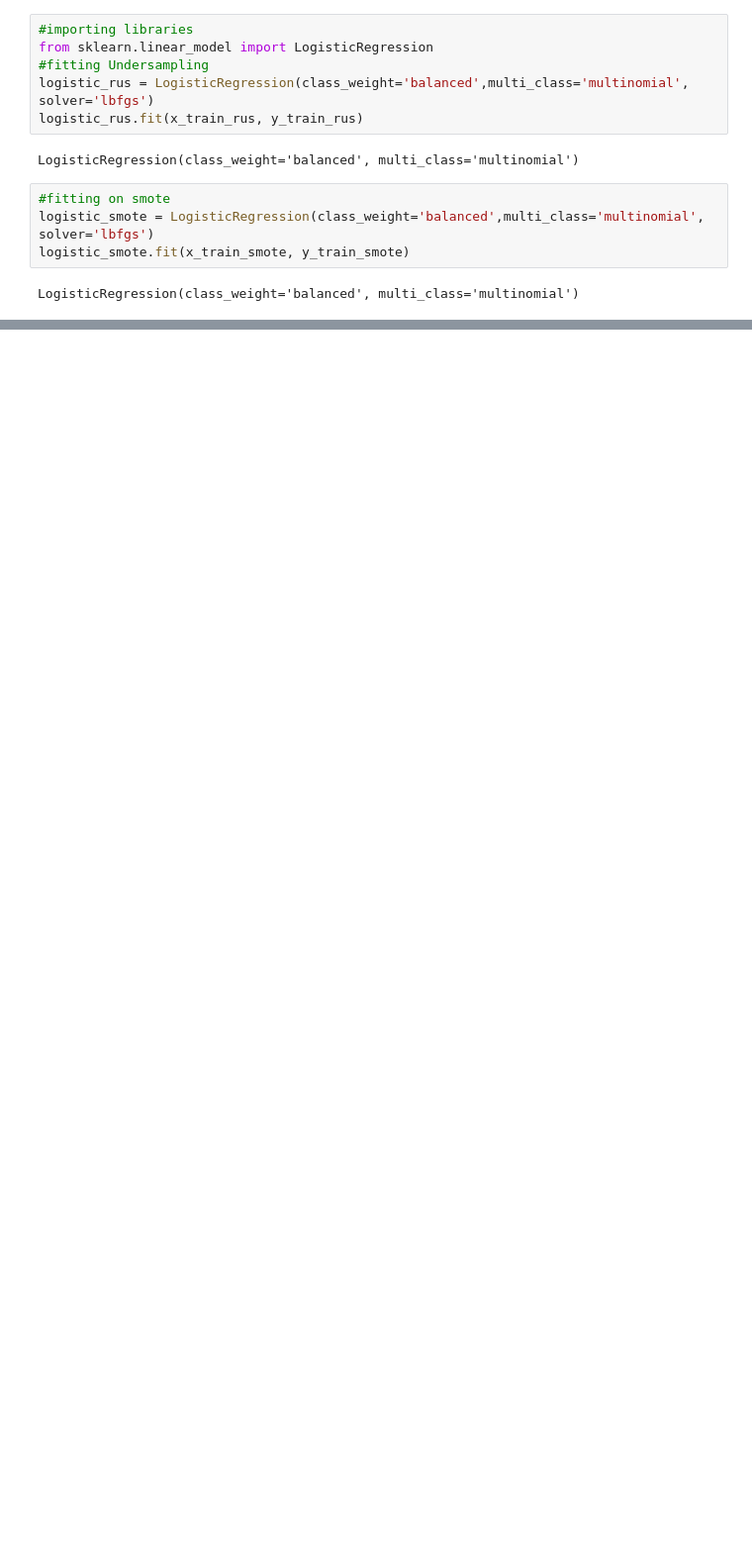
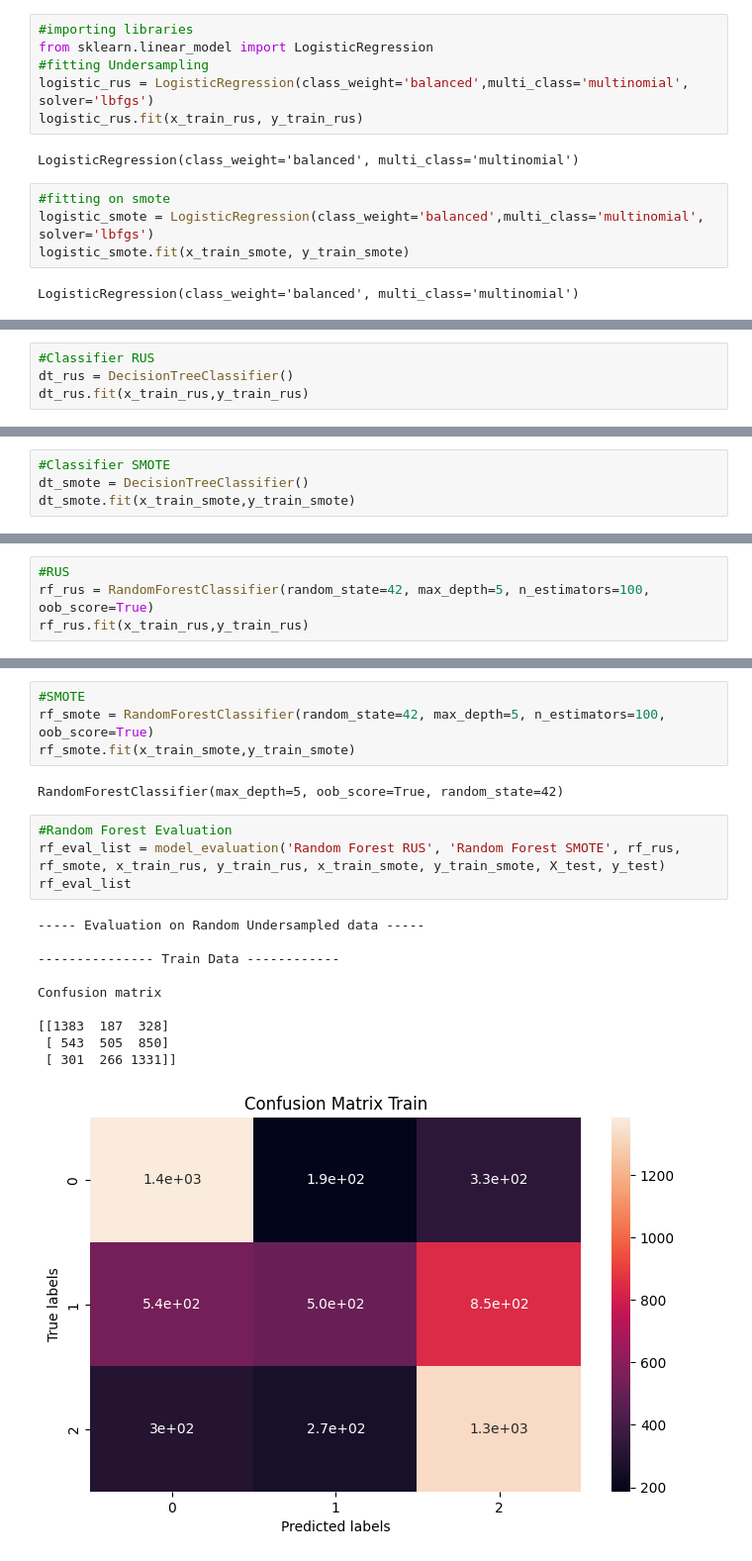
Before and after one commit to vithika-karan/Email-Campaign-Effectiveness-Prediction, a Jupyter notebook: Email_Campaign_Effectiveness_Prediction_Vithika_Karan.ipynb, the cells around one changed output, grey strips where cells are left out. Shown at 99% size. Saved outputs shown, nothing was run; the diff lists cells and outputs as text; blank space fills up the shorter version.

Commit message:
Fifth Commit: Experiment runs with various other models and hyper parameter tuning.

```diff
--- a/Email_Campaign_Effectiveness_Prediction_Vithika_Karan.ipynb
+++ b/Email_Campaign_Effectiveness_Prediction_Vithika_Karan.ipynb
@@ -868,0 +876,4 @@ comparison_df
+# %%
+#Classifier RUS
+dt_rus = DecisionTreeClassifier()
+dt_rus.fit(x_train_rus,y_train_rus)
@@ -868,0 +882,4 @@ comparison_df
+# %%
+#Classifier SMOTE
+dt_smote = DecisionTreeClassifier()
+dt_smote.fit(x_train_smote,y_train_smote)
@@ -868,0 +1005,4 @@ comparison_df
+# %%
+#RUS
+rf_rus = RandomForestClassifier(random_state=42, max_depth=5, n_estimators=100, oob_score=True)
+rf_rus.fit(x_train_rus,y_train_rus)
@@ -868,0 +1011,21 @@ comparison_df
+# %%
+#SMOTE
+rf_smote = RandomForestClassifier(random_state=42, max_depth=5, n_estimators=100, oob_score=True)
+rf_smote.fit(x_train_smote,y_train_smote)
+# %% [output]
+RandomForestClassifier(max_depth=5, oob_score=True, random_state=42)
+# %%
+#Random Forest Evaluation
+rf_eval_list = model_evaluation('Random Forest RUS', 'Random Forest SMOTE', rf_rus, rf_smote, x_train_rus, y_train_rus, x_train_smote, y_train_smote, X_test, y_test)
+rf_eval_list
+# %% [output]
+----- Evaluation on Random Undersampled data -----
+
+--------------- Train Data ------------
+
+Confusion matrix
+
+[[1383  187  328]
+ [ 543  505  850]
+ [ 301  266 1331]]
+[figure, added]
```
Also changed, not shown: parts of 57 cells of this notebook.
